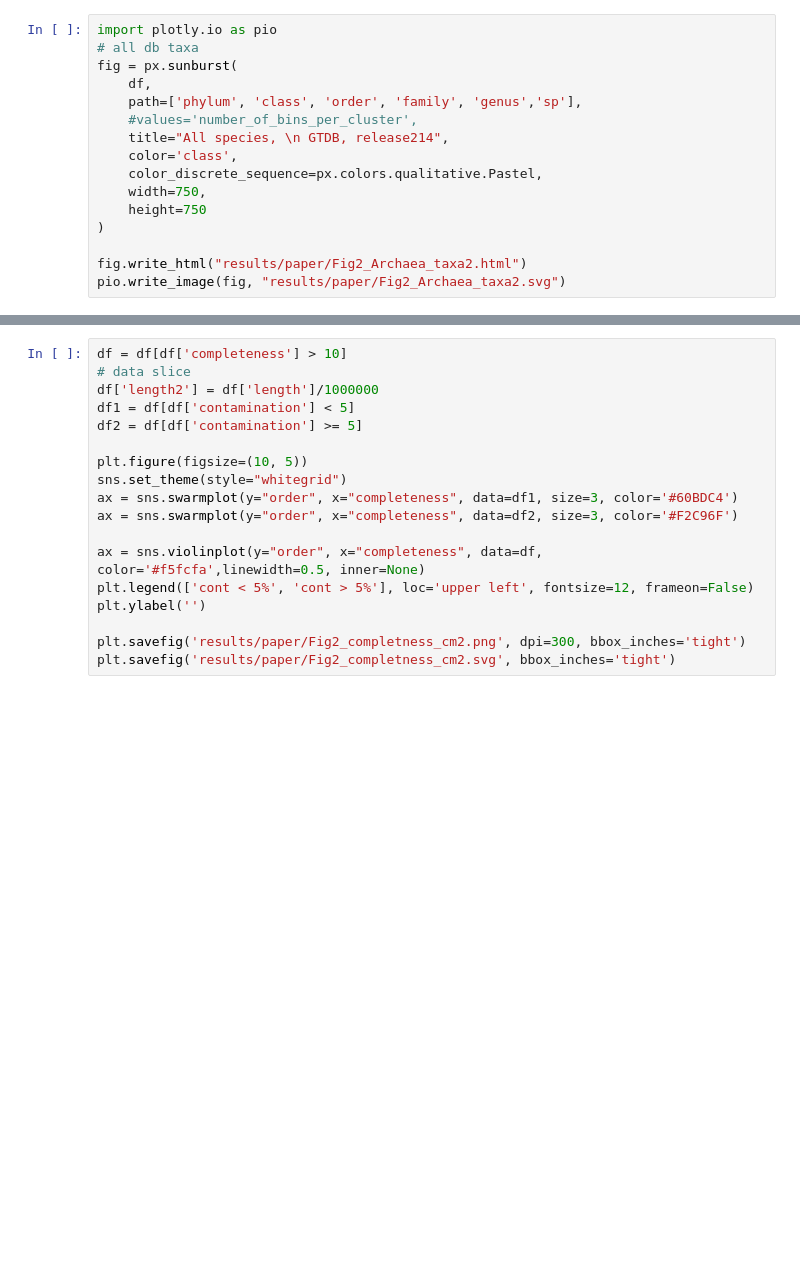
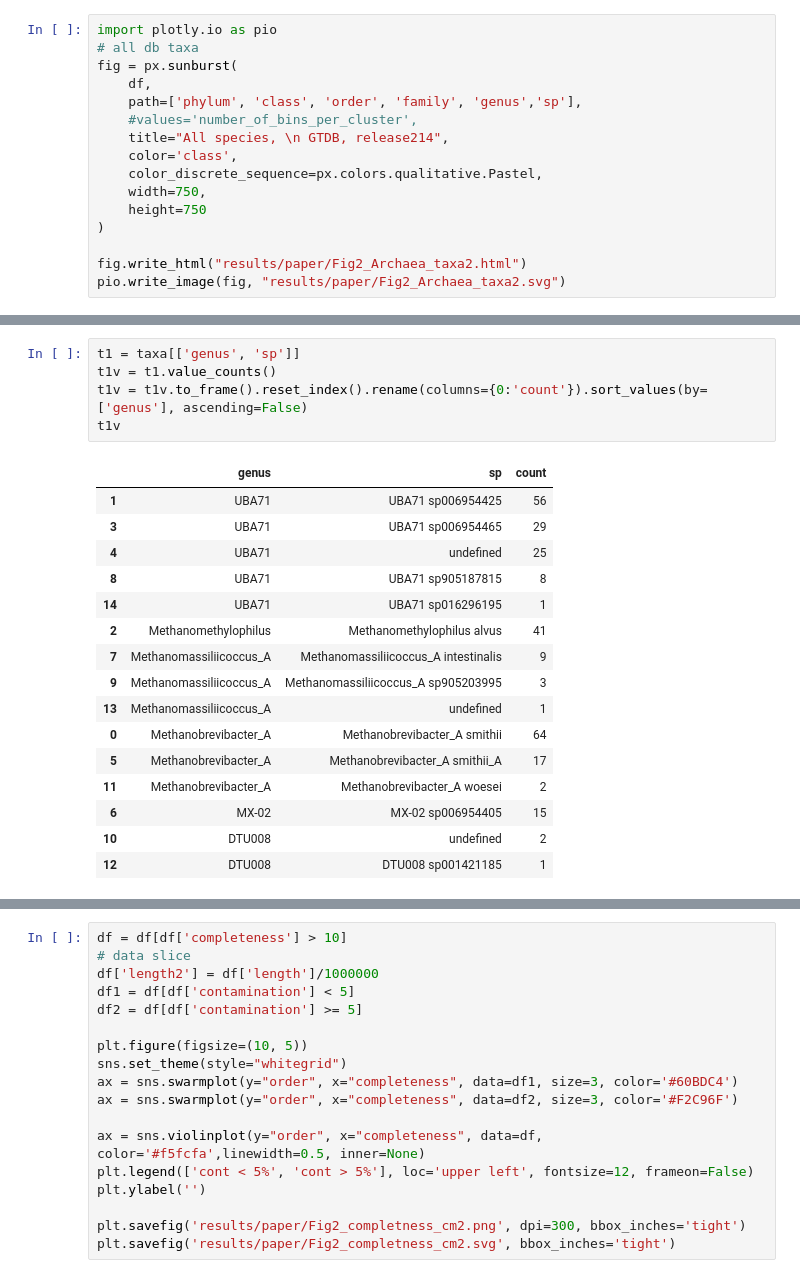
Before and after one commit to Chartiza/Human-gut-archaea-db, a Jupyter notebook: Archaea_paper.ipynb, the cells around one changed output, grey strips where cells are left out. Saved outputs shown, nothing was run; the diff lists cells and outputs as text; blank space fills up the shorter version.

```diff
--- a/Archaea_paper.ipynb
+++ b/Archaea_paper.ipynb
@@ -178,0 +230,22 @@ pio.write_image(fig, "results/paper/Fig2_Archaea_taxa2.svg")
+# %%
+t1 = taxa[['genus', 'sp']]
+t1v = t1.value_counts()
+t1v = t1v.to_frame().reset_index().rename(columns={0:'count'}).sort_values(by=['genus'], ascending=False)
+t1v
+# %% [output]
+|  | genus | sp | count |
+| 1 | UBA71 | UBA71 sp006954425 | 56 |
+| 3 | UBA71 | UBA71 sp006954465 | 29 |
+| 4 | UBA71 | undefined | 25 |
+| 8 | UBA71 | UBA71 sp905187815 | 8 |
+| 14 | UBA71 | UBA71 sp016296195 | 1 |
+| 2 | Methanomethylophilus | Methanomethylophilus alvus | 41 |
+| 7 | Methanomassiliicoccus_A | Methanomassiliicoccus_A intestinalis | 9 |
+| 9 | Methanomassiliicoccus_A | Methanomassiliicoccus_A sp905203995 | 3 |
+| 13 | Methanomassiliicoccus_A | undefined | 1 |
+| 0 | Methanobrevibacter_A | Methanobrevibacter_A smithii | 64 |
+| 5 | Methanobrevibacter_A | Methanobrevibacter_A smithii_A | 17 |
+| 11 | Methanobrevibacter_A | Methanobrevibacter_A woesei | 2 |
+| 6 | MX-02 | MX-02 sp006954405 | 15 |
+| 10 | DTU008 | undefined | 2 |
+| 12 | DTU008 | DTU008 sp001421185 | 1 |
```
Also changed, not shown: parts of 6 cells of this notebook, 3 other files.
